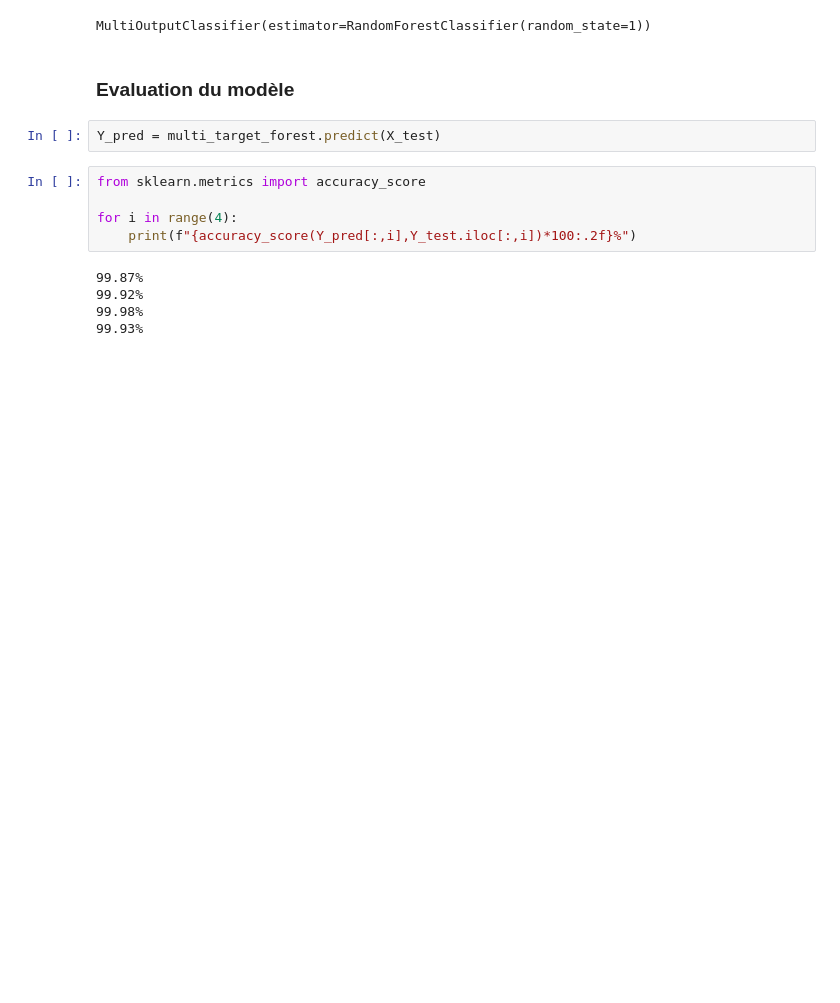
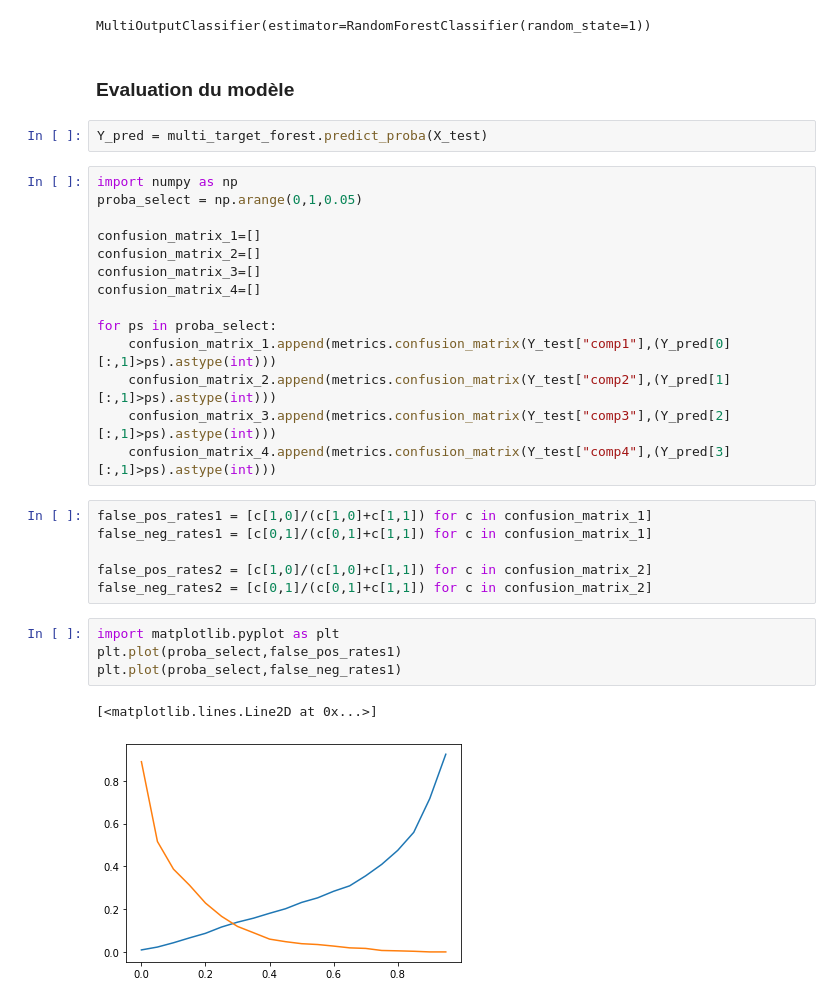
Before and after one commit to AugustinMoinat/Projet-python-maintenance, a Jupyter notebook: notebooks/Apprentissage/5.0-sc-random-forest.ipynb, the cells around one changed output. Drawn from its saved outputs; the diff is of its cells as text; blank space fills up the shorter version.

Commit message:
Randomforest with metrics
Ajouté des mesures sur randomforest classifiers.

```diff
--- a/notebooks/Apprentissage/5.0-sc-random-forest.ipynb
+++ b/notebooks/Apprentissage/5.0-sc-random-forest.ipynb
@@ -46,14 +55,31 @@ MultiOutputClassifier(estimator=RandomForestClassifier(random_state=1))
 # %% [markdown]
 ### Evaluation du modèle
 # %%
-Y_pred = multi_target_forest.predict(X_test)
+Y_pred = multi_target_forest.predict_proba(X_test)
-# %%
-from sklearn.metrics import accuracy_score
-
-for i in range(4):
-    print(f"{accuracy_score(Y_pred[:,i],Y_test.iloc[:,i])*100:.2f}%")
-# %% [output]
-99.87%
-99.92%
-99.98%
-99.93%
+# %%
+import numpy as np
+proba_select = np.arange(0,1,0.05)
+
+confusion_matrix_1=[]
+confusion_matrix_2=[]
+confusion_matrix_3=[]
+confusion_matrix_4=[]
+
+for ps in proba_select:
+    confusion_matrix_1.append(metrics.confusion_matrix(Y_test["comp1"],(Y_pred[0][:,1]>ps).astype(int)))
+    confusion_matrix_2.append(metrics.confusion_matrix(Y_test["comp2"],(Y_pred[1][:,1]>ps).astype(int)))
+    confusion_matrix_3.append(metrics.confusion_matrix(Y_test["comp3"],(Y_pred[2][:,1]>ps).astype(int)))
+    confusion_matrix_4.append(metrics.confusion_matrix(Y_test["comp4"],(Y_pred[3][:,1]>ps).astype(int)))
+# %%
+false_pos_rates1 = [c[1,0]/(c[1,0]+c[1,1]) for c in confusion_matrix_1]
+false_neg_rates1 = [c[0,1]/(c[0,1]+c[1,1]) for c in confusion_matrix_1]
+
+false_pos_rates2 = [c[1,0]/(c[1,0]+c[1,1]) for c in confusion_matrix_2]
+false_neg_rates2 = [c[0,1]/(c[0,1]+c[1,1]) for c in confusion_matrix_2]
+# %%
+import matplotlib.pyplot as plt
+plt.plot(proba_select,false_pos_rates1)
+plt.plot(proba_select,false_neg_rates1)
+# %% [output]
+[<matplotlib.lines.Line2D at 0x...>]
+[figure, added]
```
Also changed, not shown: parts of 10 cells of this notebook, 1 other file.
